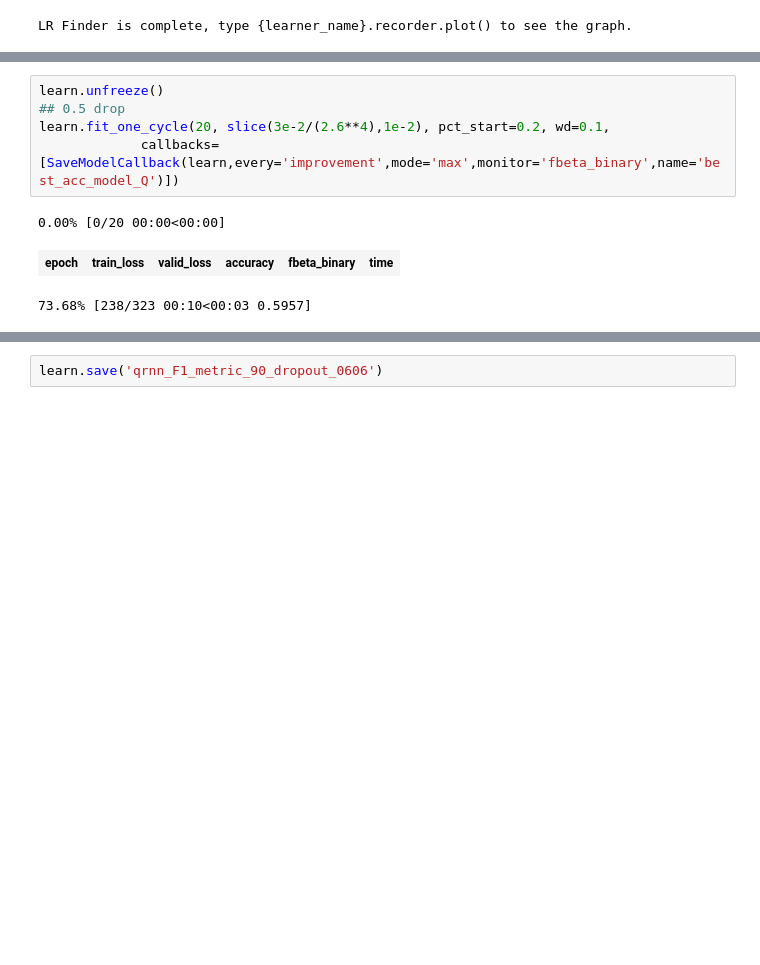
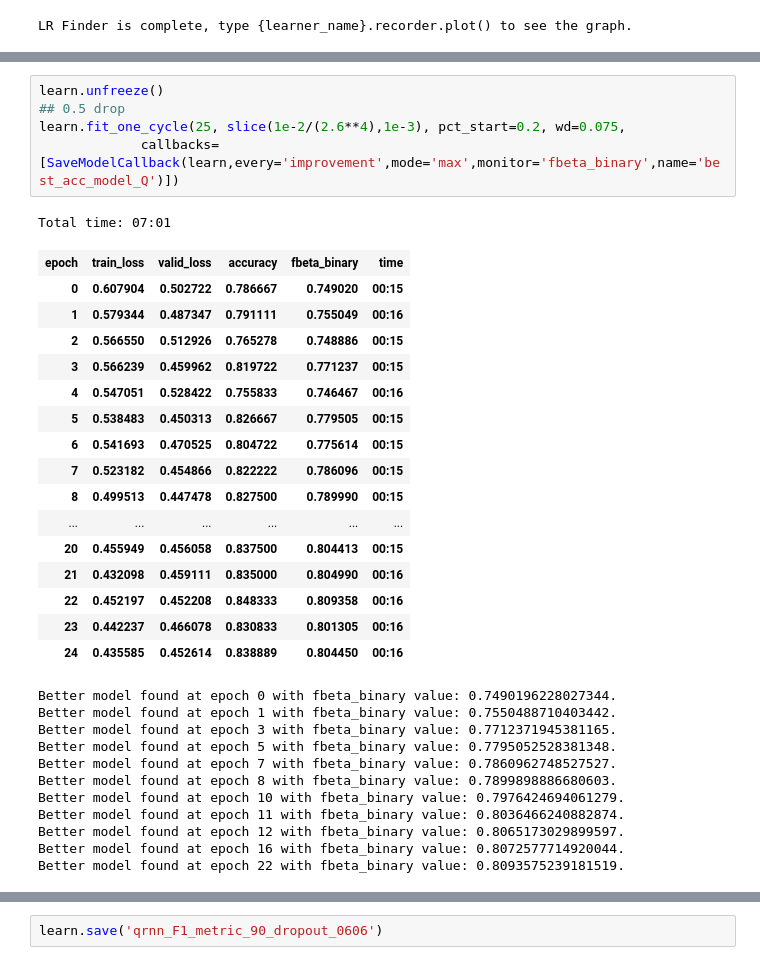
Before and after one commit to bfarzin/haha_2019, a Jupyter notebook: spanish_joke_classifier_tweet_only_LM_QRNN-LabelSmoothing[LM and Clas]_0607.ipynb, the cells around one changed output, grey strips where cells are left out. Saved outputs shown, nothing was run; the diff lists cells and outputs as text; blank space fills up the shorter version.

Commit message:
Single Model fit

```diff
--- a/spanish_joke_classifier_tweet_only_LM_QRNN-LabelSmoothing[LM and Clas]_0607.ipynb
+++ b/spanish_joke_classifier_tweet_only_LM_QRNN-LabelSmoothing[LM and Clas]_0607.ipynb
@@ -283,12 +283,37 @@ learn.recorder.plot(skip_end=10)
 # %%
 learn.unfreeze()
 ## 0.5 drop
-learn.fit_one_cycle(20, slice(3e-2/(2.6**4),1e-2), pct_start=0.2, wd=0.1,
+learn.fit_one_cycle(25, slice(1e-2/(2.6**4),1e-3), pct_start=0.2, wd=0.075,
              callbacks=[SaveModelCallback(learn,every='improvement',mode='max',monitor='fbeta_binary',name='best_acc_model_Q')])
 # %% [output]
-0.00% [0/20 00:00<00:00]
+Total time: 07:01
 | epoch | train_loss | valid_loss | accuracy | fbeta_binary | time |
+| 0 | 0.607904 | 0.502722 | 0.786667 | 0.749020 | 00:15 |
+| 1 | 0.579344 | 0.487347 | 0.791111 | 0.755049 | 00:16 |
+| 2 | 0.566550 | 0.512926 | 0.765278 | 0.748886 | 00:15 |
+| 3 | 0.566239 | 0.459962 | 0.819722 | 0.771237 | 00:15 |
+| 4 | 0.547051 | 0.528422 | 0.755833 | 0.746467 | 00:16 |
+| 5 | 0.538483 | 0.450313 | 0.826667 | 0.779505 | 00:15 |
+| 6 | 0.541693 | 0.470525 | 0.804722 | 0.775614 | 00:15 |
+| 7 | 0.523182 | 0.454866 | 0.822222 | 0.786096 | 00:15 |
+| 8 | 0.499513 | 0.447478 | 0.827500 | 0.789990 | 00:15 |
+| ... | ... | ... | ... | ... | ... |
+| 20 | 0.455949 | 0.456058 | 0.837500 | 0.804413 | 00:15 |
+| 21 | 0.432098 | 0.459111 | 0.835000 | 0.804990 | 00:16 |
+| 22 | 0.452197 | 0.452208 | 0.848333 | 0.809358 | 00:16 |
+| 23 | 0.442237 | 0.466078 | 0.830833 | 0.801305 | 00:16 |
+| 24 | 0.435585 | 0.452614 | 0.838889 | 0.804450 | 00:16 |
-73.68% [238/323 00:10<00:03 0.5957]
+Better model found at epoch 0 with fbeta_binary value: 0.7490196228027344.
+Better model found at epoch 1 with fbeta_binary value: 0.7550488710403442.
+Better model found at epoch 3 with fbeta_binary value: 0.7712371945381165.
+Better model found at epoch 5 with fbeta_binary value: 0.7795052528381348.
+Better model found at epoch 7 with fbeta_binary value: 0.7860962748527527.
+Better model found at epoch 8 with fbeta_binary value: 0.7899898886680603.
+Better model found at epoch 10 with fbeta_binary value: 0.7976424694061279.
+Better model found at epoch 11 with fbeta_binary value: 0.8036466240882874.
+Better model found at epoch 12 with fbeta_binary value: 0.8065173029899597.
+Better model found at epoch 16 with fbeta_binary value: 0.8072577714920044.
+Better model found at epoch 22 with fbeta_binary value: 0.8093575239181519.
 # %%
 learn.recorder.plot_losses()
 learn.recorder.plot_metrics()
```
Also changed, not shown: parts of 4 cells of this notebook, 1 other file.
